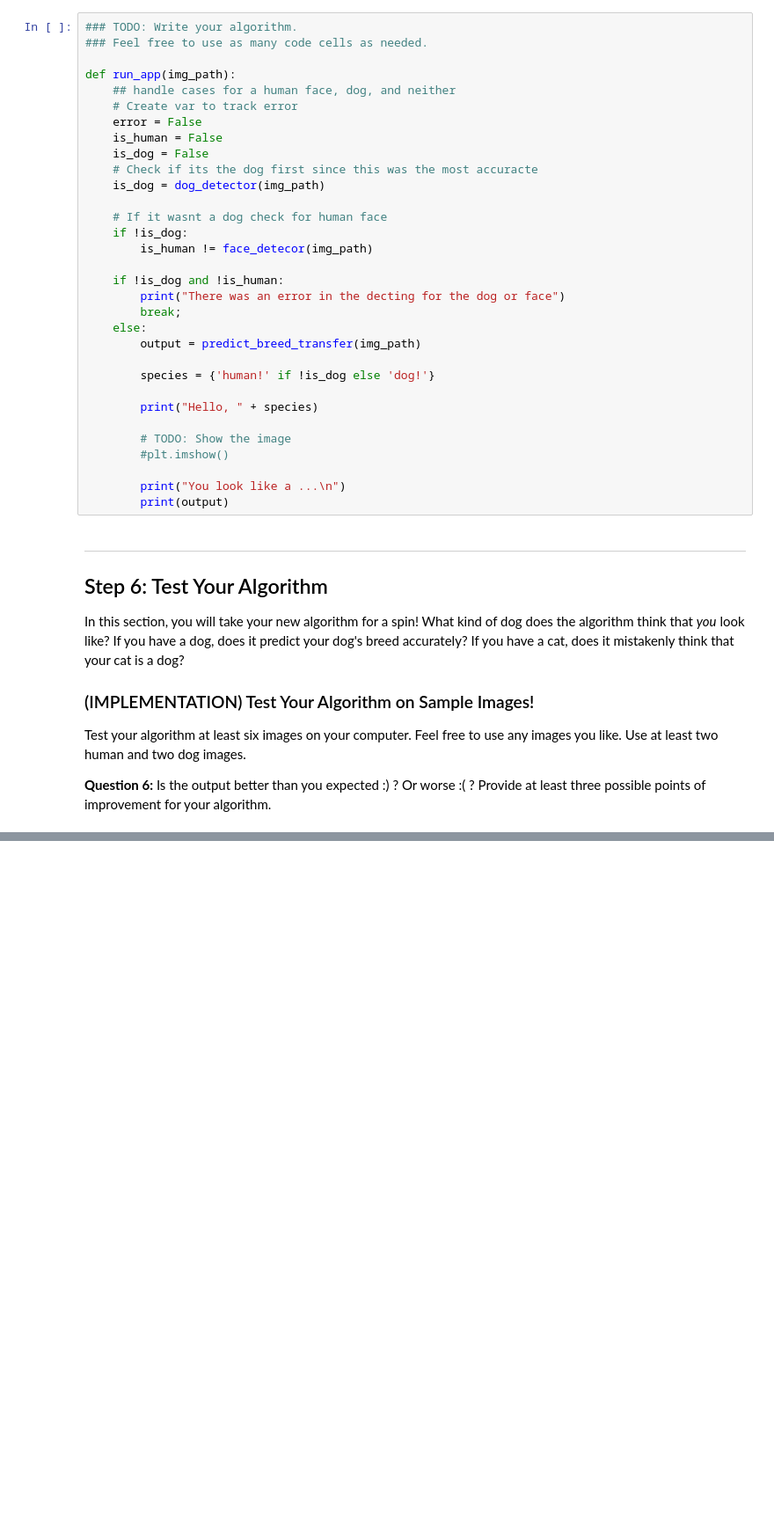
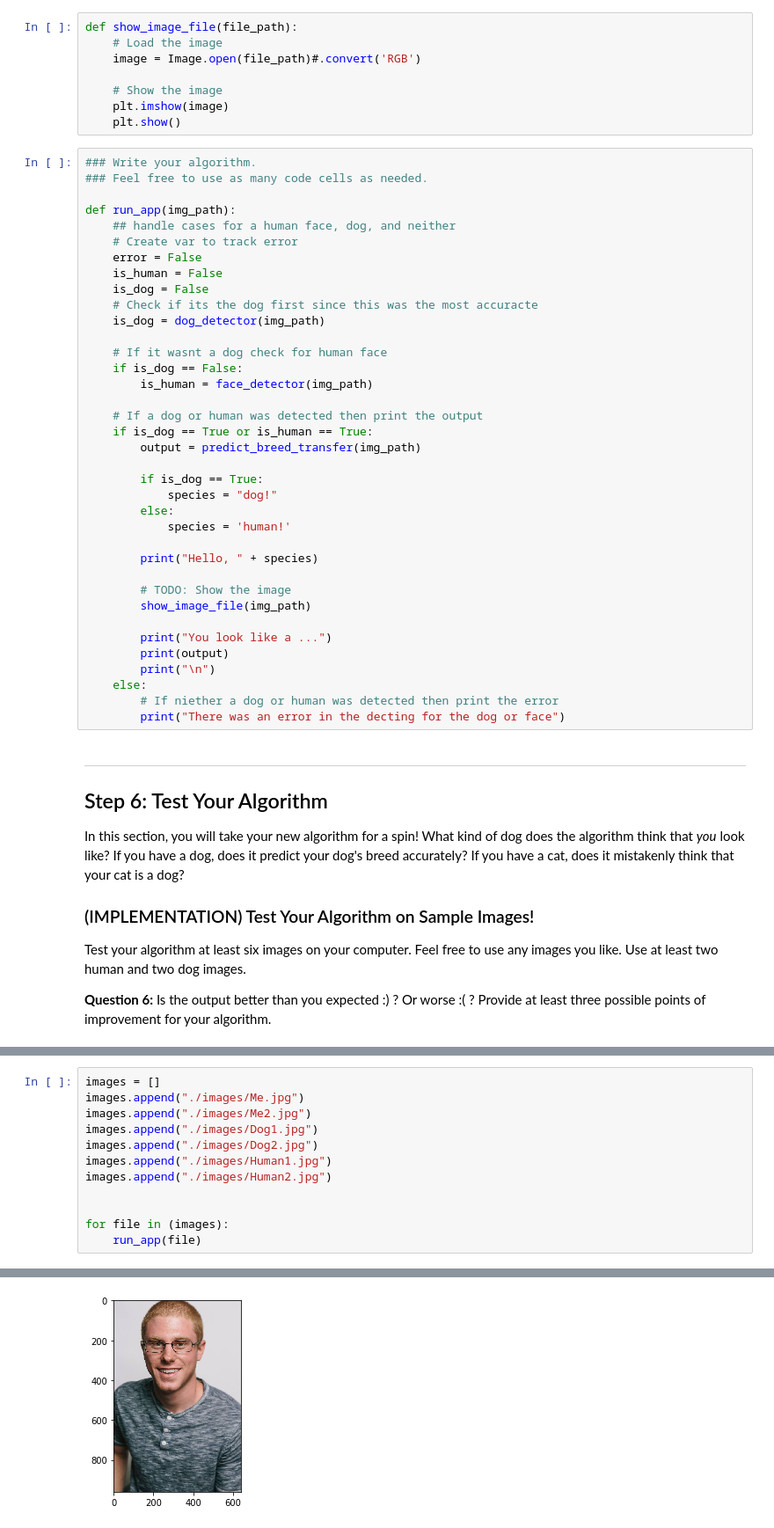
Before and after one commit to Blade-Storm/UdacityDogBreedClassifier, a Jupyter notebook: dog_app.ipynb, the cells around one changed output, grey strips where cells are left out. Shown at 88% size. Drawn from its saved outputs; the diff is of its cells as text; blank space fills up the shorter version.

```diff
--- a/dog_app.ipynb
+++ b/dog_app.ipynb
@@ -830,8 +870,16 @@ Some sample output for our algorithm is provided below, but feel free to design
 
 
 ### (IMPLEMENTATION) Write your Algorithm
+# %%
+def show_image_file(file_path):
+    # Load the image
+    image = Image.open(file_path)#.convert('RGB')
+
+    # Show the image
+    plt.imshow(image)
+    plt.show()
 # %%
-### TODO: Write your algorithm.
+### Write your algorithm.
 ### Feel free to use as many code cells as needed.
 
 def run_app(img_path):
@@ -844,24 +892,29 @@ def run_app(img_path):
     is_dog = dog_detector(img_path)
 
     # If it wasnt a dog check for human face
-    if !is_dog:
-        is_human != face_detecor(img_path)
+    if is_dog == False:
+        is_human = face_detector(img_path)
 
-    if !is_dog and !is_human:
-        print("There was an error in the decting for the dog or face")
-        break;
-    else:
+    # If a dog or human was detected then print the output
+    if is_dog == True or is_human == True:
         output = predict_breed_transfer(img_path)
 
-        species = {'human!' if !is_dog else 'dog!'}
+        if is_dog == True:
+            species = "dog!"
+        else:
+            species = 'human!'
 
         print("Hello, " + species)
 
         # TODO: Show the image
-        #plt.imshow()
+        show_image_file(img_path)
 
-        print("You look like a ...\n")
+        print("You look like a ...")
         print(output)
+        print("\n")
+    else:
+        # If niether a dog or human was detected then print the error
+        print("There was an error in the decting for the dog or face")
 # %% [markdown]
 ---
 <a id='step6'></a>
@@ -886,0 +979,13 @@ for file in np.hstack((human_files[:3], dog_files[:3])):
+# %%
+images = []
+images.append("./images/Me.jpg")
+images.append("./images/Me2.jpg")
+images.append("./images/Dog1.jpg")
+images.append("./images/Dog2.jpg")
+images.append("./images/Human1.jpg")
+images.append("./images/Human2.jpg")
+
+
+for file in (images):
+    run_app(file)
+# %% [output]
@@ -886,0 +993 @@ for file in np.hstack((human_files[:3], dog_files[:3])):
+[figure, added]
```
Also changed, not shown: parts of 34 cells of this notebook, 7 other files.
